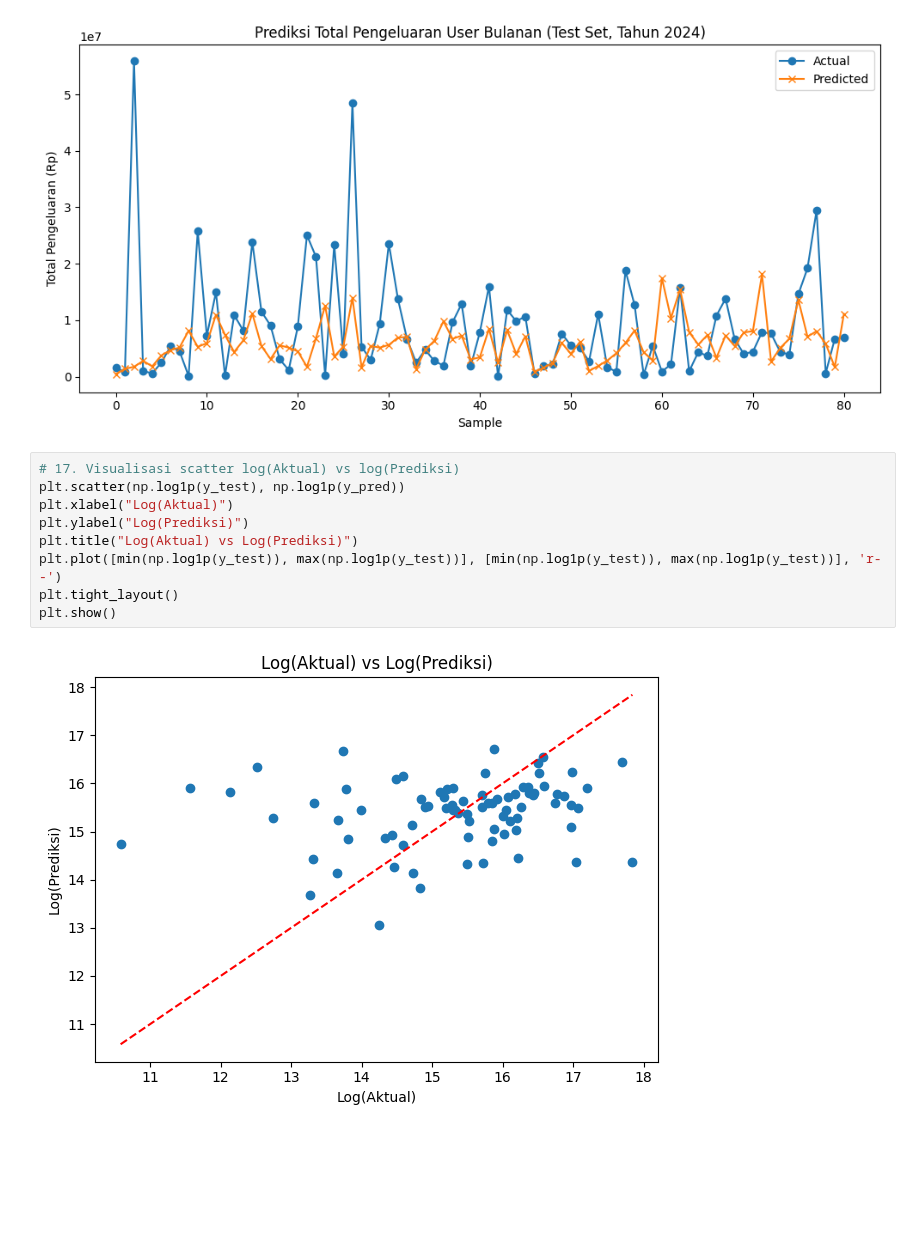
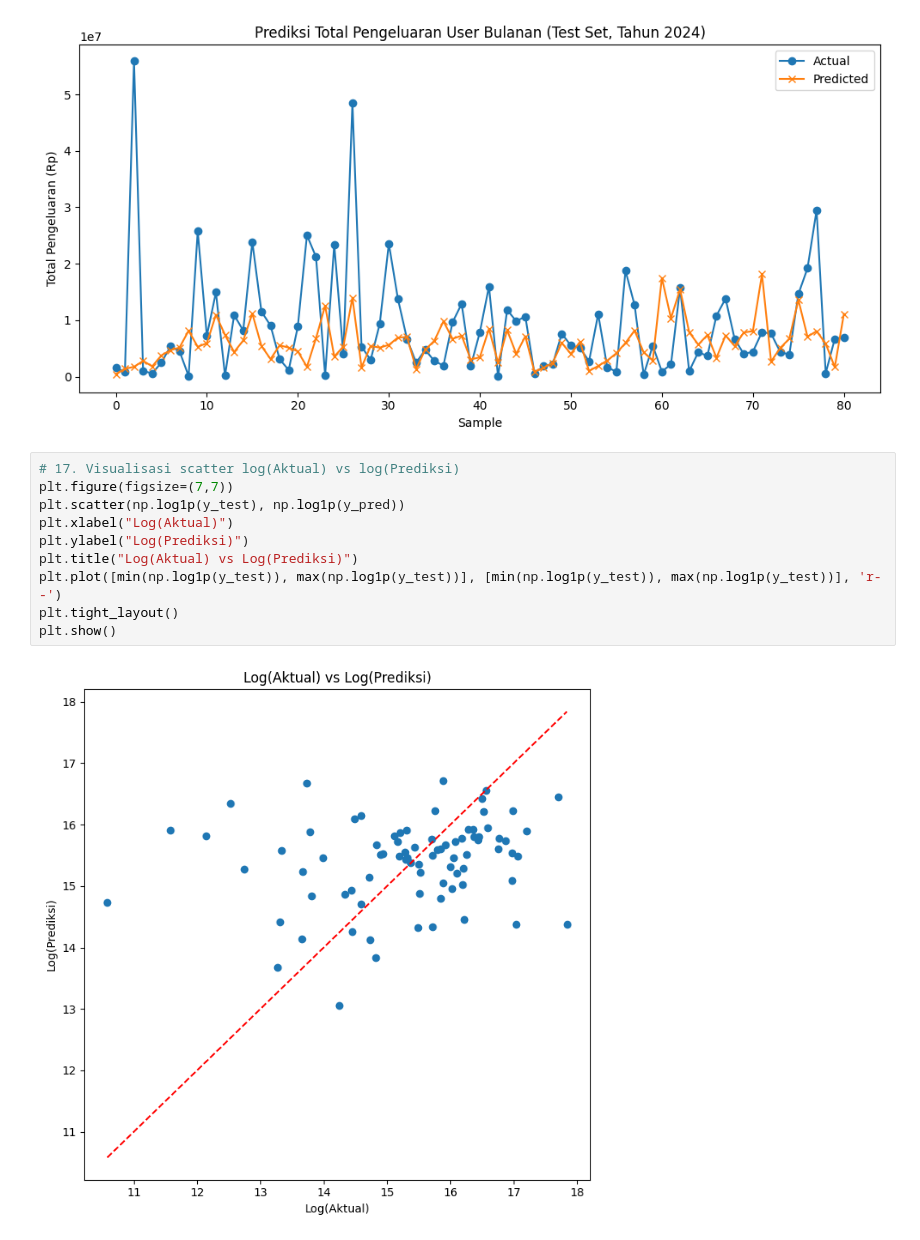
Before and after one commit to adenurchalisa/Capstone-Model, a Jupyter notebook: model_prediksi_1.ipynb, the cells around one changed output. Saved outputs shown, nothing was run; the diff lists cells and outputs as text; blank space fills up the shorter version.

```diff
--- a/model_prediksi_1.ipynb
+++ b/model_prediksi_1.ipynb
@@ -161,12 +160,13 @@ plt.show()
 [figure]
 # %%
 # 17. Visualisasi scatter log(Aktual) vs log(Prediksi)
+plt.figure(figsize=(7,7))
 plt.scatter(np.log1p(y_test), np.log1p(y_pred))
 plt.xlabel("Log(Aktual)")
 plt.ylabel("Log(Prediksi)")
 plt.title("Log(Aktual) vs Log(Prediksi)")
 plt.plot([min(np.log1p(y_test)), max(np.log1p(y_test))], [min(np.log1p(y_test)), max(np.log1p(y_test))], 'r--')
 plt.tight_layout()
 plt.show()
 # %% [output]
-[figure, old version]
+[figure, new version]
```
Also changed, not shown: parts of 1 cell of this notebook.
